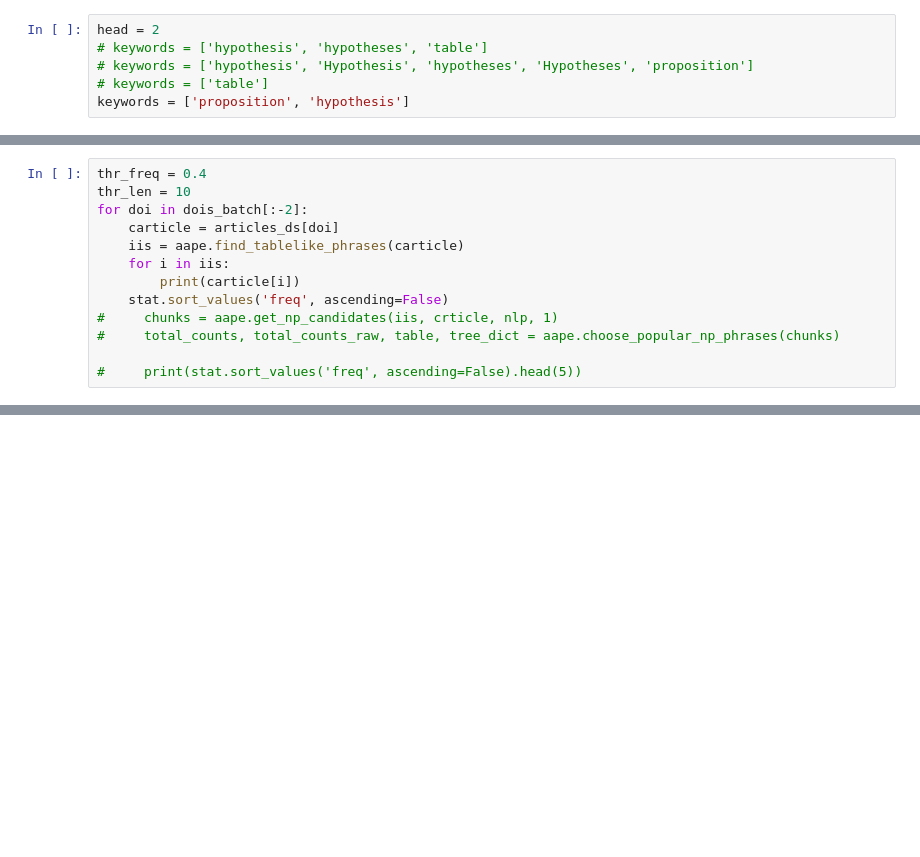
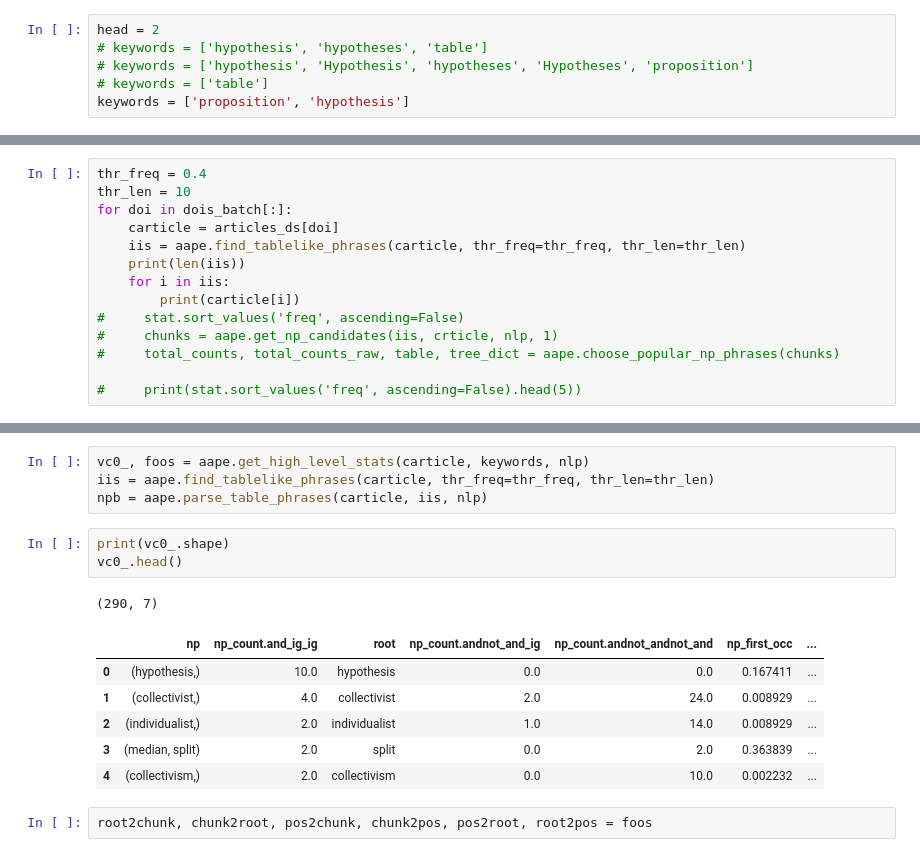
Before and after one commit to alexander-belikov/article_analysis, a Jupyter notebook: notebooks/dev_parser_np_v4.ipynb, the cells around one changed output, grey strips where cells are left out. Saved outputs shown, nothing was run; the diff lists cells and outputs as text; blank space fills up the shorter version.

```diff
--- a/notebooks/dev_parser_np_v4.ipynb
+++ b/notebooks/dev_parser_np_v4.ipynb
@@ -116,13 +40,0 @@ len vcs 1
-# %%
-thr_freq = 0.4
-thr_len = 10
-for doi in dois_batch[:-2]:
-    carticle = articles_ds[doi]
-    iis = aape.find_tablelike_phrases(carticle)
-    for i in iis:
-        print(carticle[i])
-    stat.sort_values('freq', ascending=False)
-#     chunks = aape.get_np_candidates(iis, crticle, nlp, 1)
-#     total_counts, total_counts_raw, table, tree_dict = aape.choose_popular_np_phrases(chunks)
-
-#     print(stat.sort_values('freq', ascending=False).head(5))
@@ -154,0 +130,14 @@ df0.shape, df0.drop_duplicates('np').shape
+# %%
+thr_freq = 0.4
+thr_len = 10
+for doi in dois_batch[:]:
+    carticle = articles_ds[doi]
+    iis = aape.find_tablelike_phrases(carticle, thr_freq=thr_freq, thr_len=thr_len)
+    print(len(iis))
+    for i in iis:
+        print(carticle[i])
+#     stat.sort_values('freq', ascending=False)
+#     chunks = aape.get_np_candidates(iis, crticle, nlp, 1)
+#     total_counts, total_counts_raw, table, tree_dict = aape.choose_popular_np_phrases(chunks)
+
+#     print(stat.sort_values('freq', ascending=False).head(5))
@@ -154,0 +191,17 @@ df0.shape, df0.drop_duplicates('np').shape
+# %%
+vc0_, foos = aape.get_high_level_stats(carticle, keywords, nlp)
+iis = aape.find_tablelike_phrases(carticle, thr_freq=thr_freq, thr_len=thr_len)
+npb = aape.parse_table_phrases(carticle, iis, nlp)
+# %%
+print(vc0_.shape)
+vc0_.head()
+# %% [output]
+(290, 7)
+|  | np | np_count.and_ig_ig | root | np_count.andnot_and_ig | np_count.andnot_andnot_and | np_first_occ | ... |
+| 0 | (hypothesis,) | 10.0 | hypothesis | 0.0 | 0.0 | 0.167411 | ... |
+| 1 | (collectivist,) | 4.0 | collectivist | 2.0 | 24.0 | 0.008929 | ... |
+| 2 | (individualist,) | 2.0 | individualist | 1.0 | 14.0 | 0.008929 | ... |
+| 3 | (median, split) | 2.0 | split | 0.0 | 2.0 | 0.363839 | ... |
+| 4 | (collectivism,) | 2.0 | collectivism | 0.0 | 10.0 | 0.002232 | ... |
+# %%
+root2chunk, chunk2root, pos2chunk, chunk2pos, pos2root, root2pos = foos
```
Also changed, not shown: parts of 48 cells of this notebook, 5 other files.
